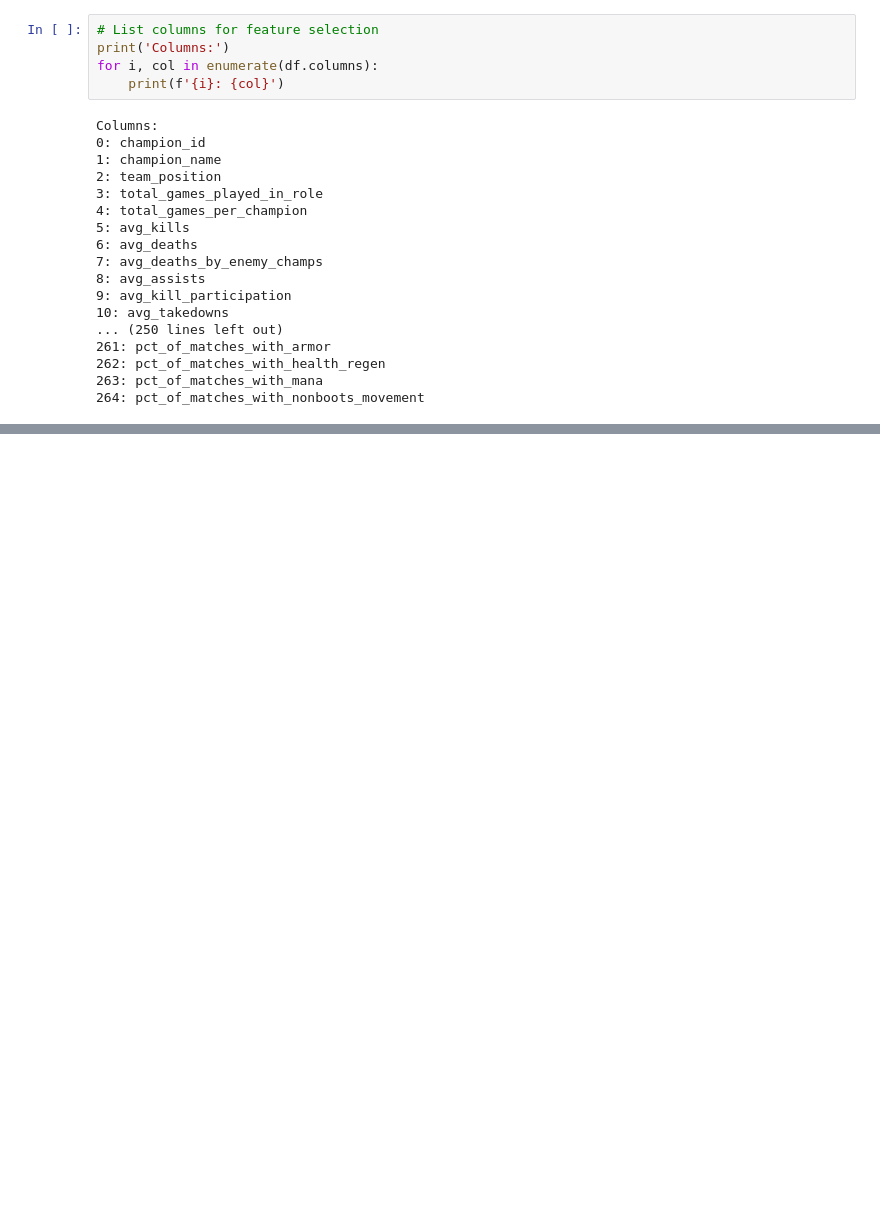
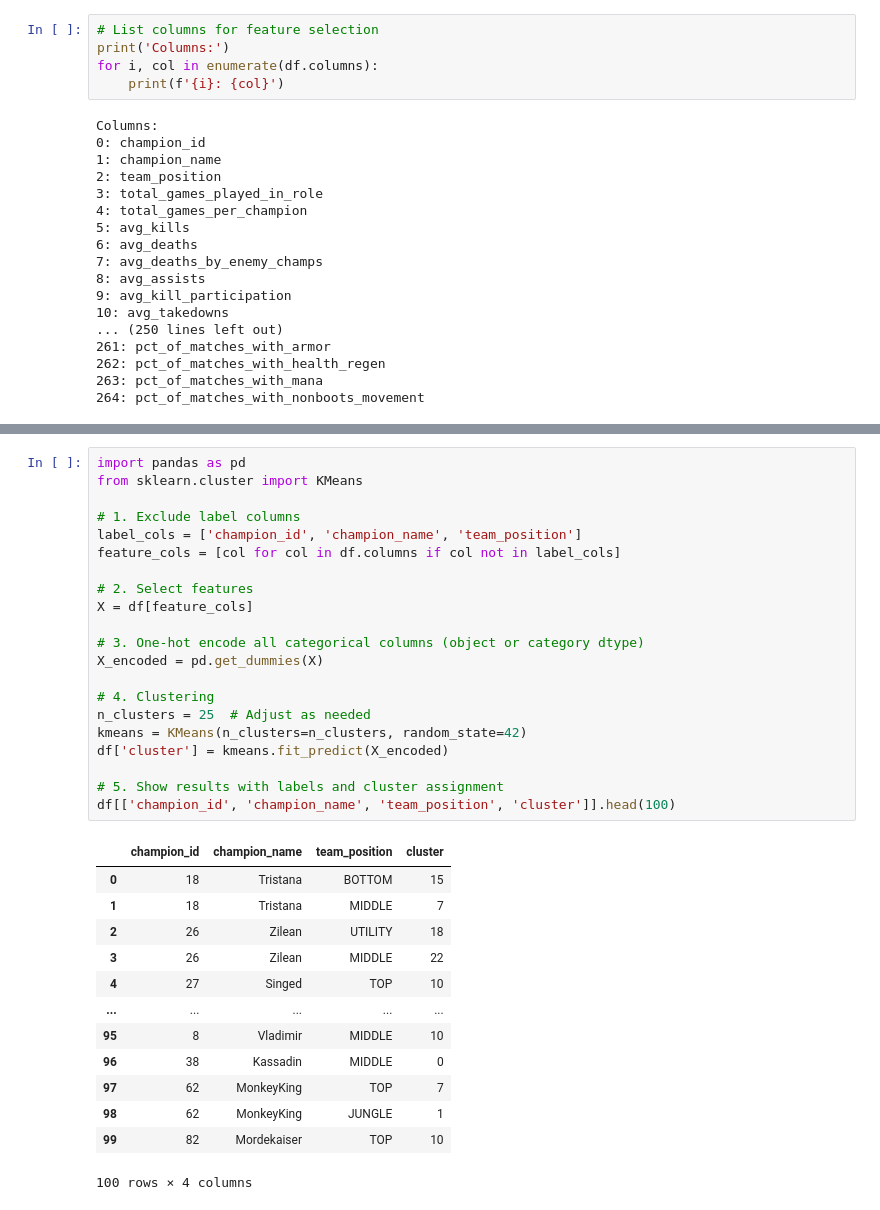
Before and after one commit to calebeurich/lol-helper, a Jupyter notebook: clustering/clustering_2.ipynb, the cells around one changed output, grey strips where cells are left out. Drawn from its saved outputs; the diff is of its cells as text; blank space fills up the shorter version.

```diff
--- a/clustering/clustering_2.ipynb
+++ b/clustering/clustering_2.ipynb
@@ -99,0 +299,35 @@ Columns:
+# %%
+import pandas as pd
+from sklearn.cluster import KMeans
+
+# 1. Exclude label columns
+label_cols = ['champion_id', 'champion_name', 'team_position']
+feature_cols = [col for col in df.columns if col not in label_cols]
+
+# 2. Select features
+X = df[feature_cols]
+
+# 3. One-hot encode all categorical columns (object or category dtype)
+X_encoded = pd.get_dummies(X)
+
+# 4. Clustering
+n_clusters = 25  # Adjust as needed
+kmeans = KMeans(n_clusters=n_clusters, random_state=42)
+df['cluster'] = kmeans.fit_predict(X_encoded)
+
+# 5. Show results with labels and cluster assignment
+df[['champion_id', 'champion_name', 'team_position', 'cluster']].head(100)
+# %% [output]
+|  | champion_id | champion_name | team_position | cluster |
+| 0 | 18 | Tristana | BOTTOM | 15 |
+| 1 | 18 | Tristana | MIDDLE | 7 |
+| 2 | 26 | Zilean | UTILITY | 18 |
+| 3 | 26 | Zilean | MIDDLE | 22 |
+| 4 | 27 | Singed | TOP | 10 |
+| ... | ... | ... | ... | ... |
+| 95 | 8 | Vladimir | MIDDLE | 10 |
+| 96 | 38 | Kassadin | MIDDLE | 0 |
+| 97 | 62 | MonkeyKing | TOP | 7 |
+| 98 | 62 | MonkeyKing | JUNGLE | 1 |
+| 99 | 82 | Mordekaiser | TOP | 10 |
+100 rows × 4 columns
```
Also changed, not shown: parts of 7 cells of this notebook, 3 other files.
